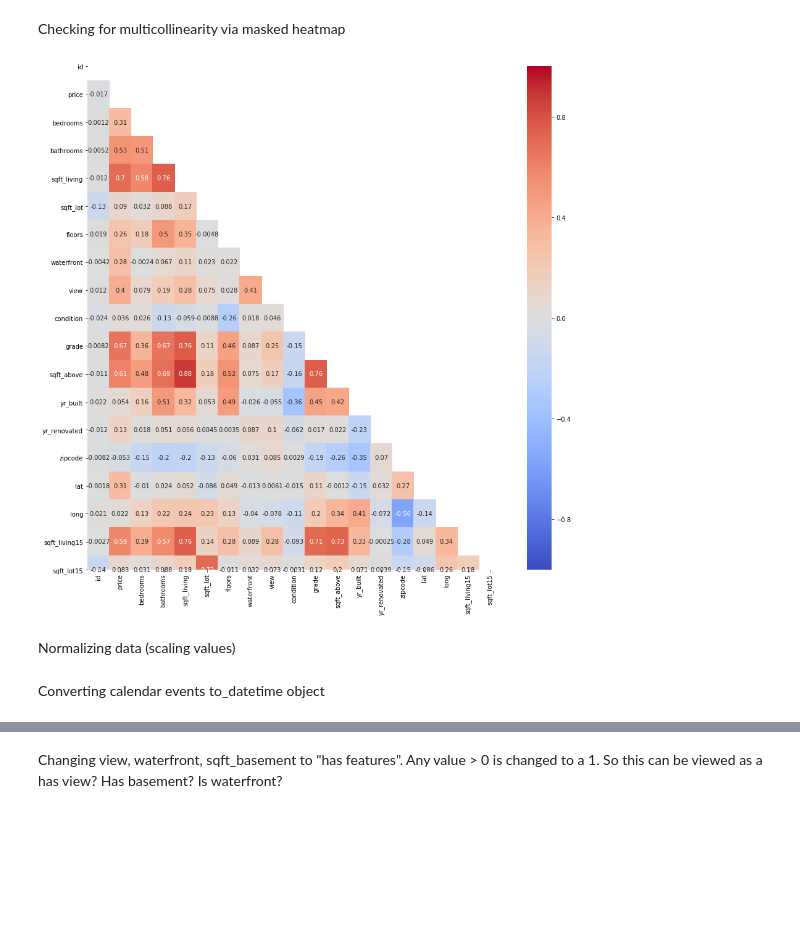
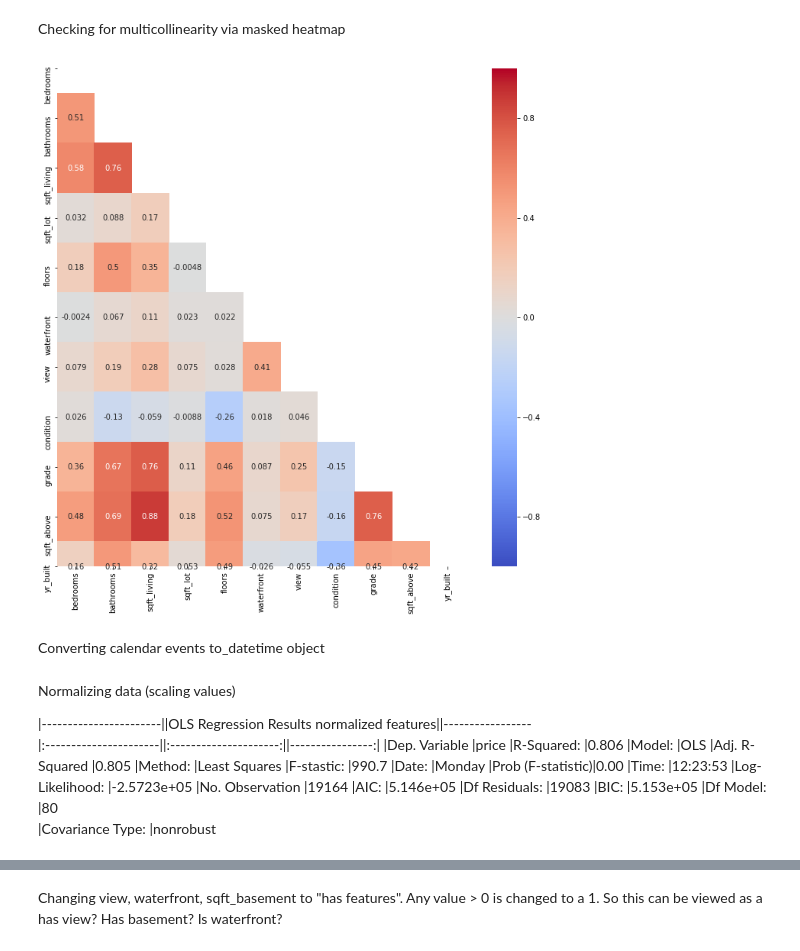
Before and after one commit to Kelvincwaters/dsc-mod-2-project-v2-1-onl01-dtsc-ft-012120, a Jupyter notebook: student.ipynb, the cells around one changed output, grey strips where cells are left out. Saved outputs shown, nothing was run; the diff lists cells and outputs as text; code cells hidden in the pictures; blank space fills up the shorter version.

```diff
--- a/student.ipynb
+++ b/student.ipynb
@@ -163,0 +154,8 @@ data.corr(method='pearson')
+# %%
+# correlation of the features
+# questioning if any of these features are dependent on another feature
+independant_variables = ['bedrooms', 'bathrooms', 'sqft_living',
+                         'sqft_lot', 'floors', 'waterfront', 'view',
+                         'condition', 'grade', 'sqft_above', 'sqft_basement',
+                        'yr_built']
+data[independant_variables].corr()
@@ -165,18 +176,20 @@ data.corr(method='pearson')
 Checking for multicollinearity via masked heatmap
 # %%
 # correlation map without the duplicated data via mask
-# look good the sqft_above indicates a correlation with an indentical variable
-# sqft_living
-corr = data.corr()
+# look good the sqft_above indicates a correlation with an indentical metric
+# sqft_living, which measures the living area above the grade/basement.
+
+"""multicollinearity is a relationship between 3 or more variables while correlation
+simply investigates the relationship between two variables."""
+
+corr = data[independant_variables].corr()
 
 mask = np.zeros_like(corr, dtype= np.bool)
 mask[np.triu_indices_from(mask)] = True
-plt.figure(figsize=(15,15))
+plt.figure(figsize=(12,12))
 sns.heatmap(corr, vmin=-1, cmap='coolwarm', annot=True, mask = mask);
 # %% [output]
-[figure, old version]
+[figure, new version]
-# %% [markdown]
-Normalizing data (scaling values)
 # %% [markdown]
 Converting calendar events to_datetime object
 # %%
@@ -191,3 +204,17 @@ data['yr_built'] = pd.to_datetime(data['yr_built'])
 # the majority (> 12k) of values is listed as 0.0, assuming no basement another 454 values have '?'
 data['sqft_basement'] = data['sqft_basement'].replace('?', '0')
 data['sqft_basement'] = data['sqft_basement'].astype(float)
+# %% [markdown]
+Normalizing data (scaling values)
+
+|-----------------------||OLS Regression Results normalized features||-----------------
+|:----------------------||:---------------------:||----------------:|
+|Dep. Variable           |price                  |R-Squared:        |0.806
+|Model:                  |OLS                    |Adj. R-Squared    |0.805
+|Method:                 |Least Squares          |F-stastic:        |990.7
+|Date:                   |Monday                 |Prob (F-statistic)|0.00
+|Time:                   |12:23:53               |Log-Likelihood:   |-2.5723e+05
+|No. Observation         |19164                  |AIC:              |5.146e+05
+|Df Residuals:           |19083                  |BIC:              |5.153e+05
+|Df Model:               |80
+|Covariance Type:        |nonrobust
```
Also changed, not shown: parts of 21 cells of this notebook, 2 other files.
